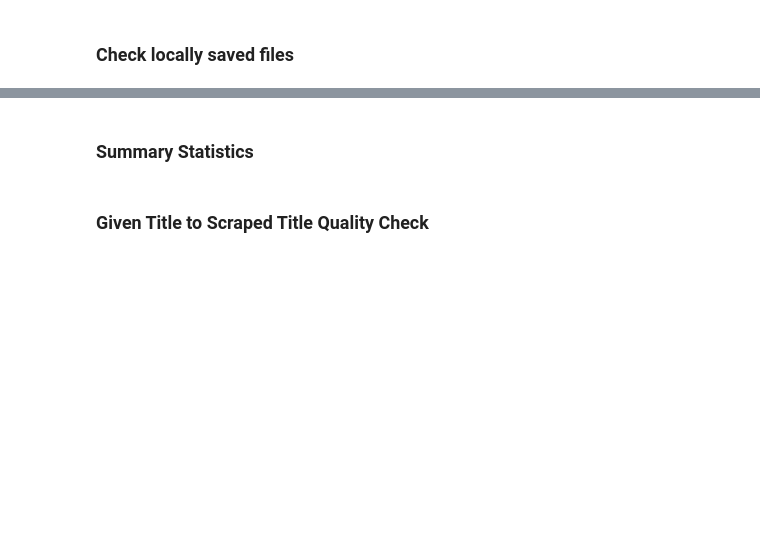
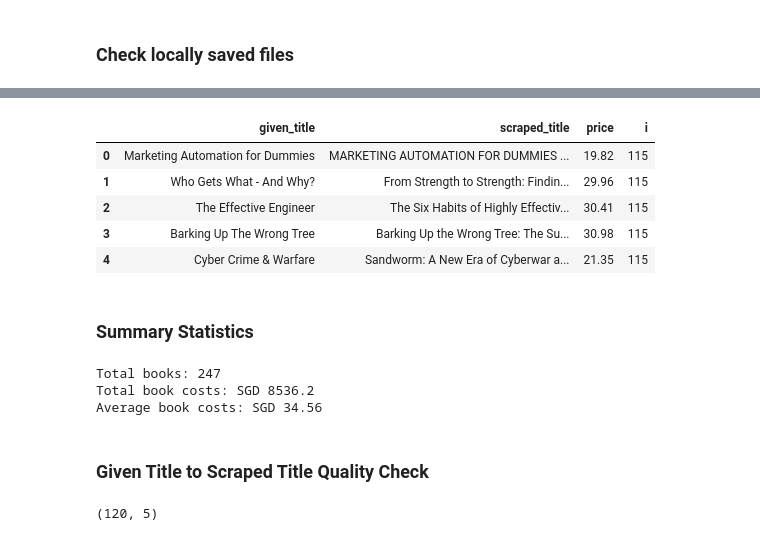
Before and after one commit to cliffchew84/nlb_work, a Jupyter notebook: book_price/Try Getting Book Prices.ipynb, the cells around one changed output, grey strips where cells are left out. Drawn from its saved outputs; the diff is of its cells as text; code cells hidden in the pictures; blank space fills up the shorter version.

```diff
--- a/book_price/Try Getting Book Prices.ipynb
+++ b/book_price/Try Getting Book Prices.ipynb
@@ -132,9 +144,22 @@ df
+# %%
+df.head()
+# %% [output]
+|  | given_title | scraped_title | price | i |
+| 0 | Marketing Automation for Dummies | MARKETING AUTOMATION FOR DUMMIES ... | 19.82 | 115 |
+| 1 | Who Gets What - And Why? | From Strength to Strength: Findin... | 29.96 | 115 |
+| 2 | The Effective Engineer | The Six Habits of Highly Effectiv... | 30.41 | 115 |
+| 3 | Barking Up The Wrong Tree | Barking Up the Wrong Tree: The Su... | 30.98 | 115 |
+| 4 | Cyber Crime & Warfare | Sandworm: A New Era of Cyberwar a... | 21.35 | 115 |
 # %% [markdown]
 ### Summary Statistics
 # %%
-print(f"Total books: {title_prices.price.count()}")
-print(f"Total book costs: SGD {title_prices.price.sum()}")
-print(f"Average book costs: SGD {round(title_prices.price.sum() / title_prices.price.count(), 2)}")
+print(f"Total books: {df.price.count()}")
+print(f"Total book costs: SGD {df.price.sum()}")
+print(f"Average book costs: SGD {round(df.price.sum() / df.price.count(), 2)}")
+# %% [output]
+Total books: 247
+Total book costs: SGD 8536.2
+Average book costs: SGD 34.56
 # %% [markdown]
 ### Given Title to Scraped Title Quality Check
 # %%
@@ -147,0 +173,4 @@ nlp = en_core_web_sm.load()
+# %%
+df[df['title_check'] < .7].shape
+# %% [output]
+(120, 5)
```
Also changed, not shown: parts of 12 cells of this notebook, 2 other files.
